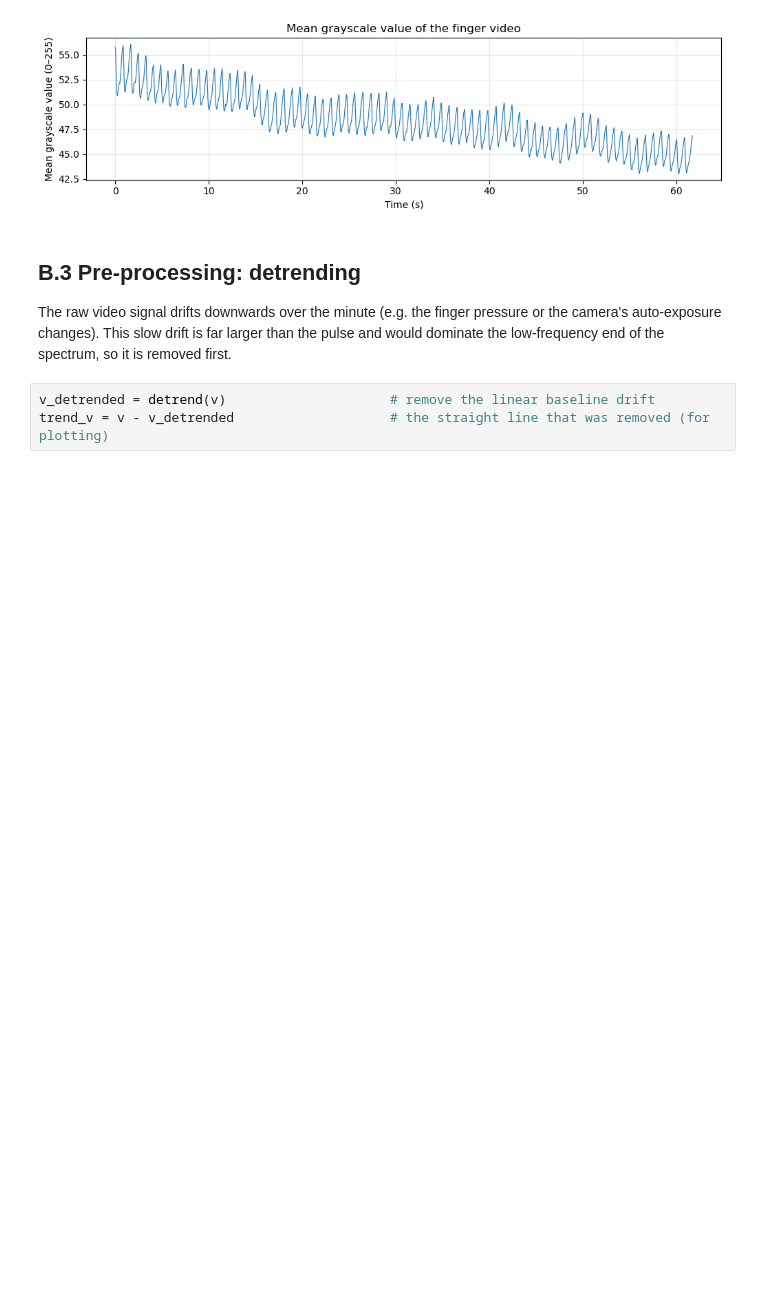
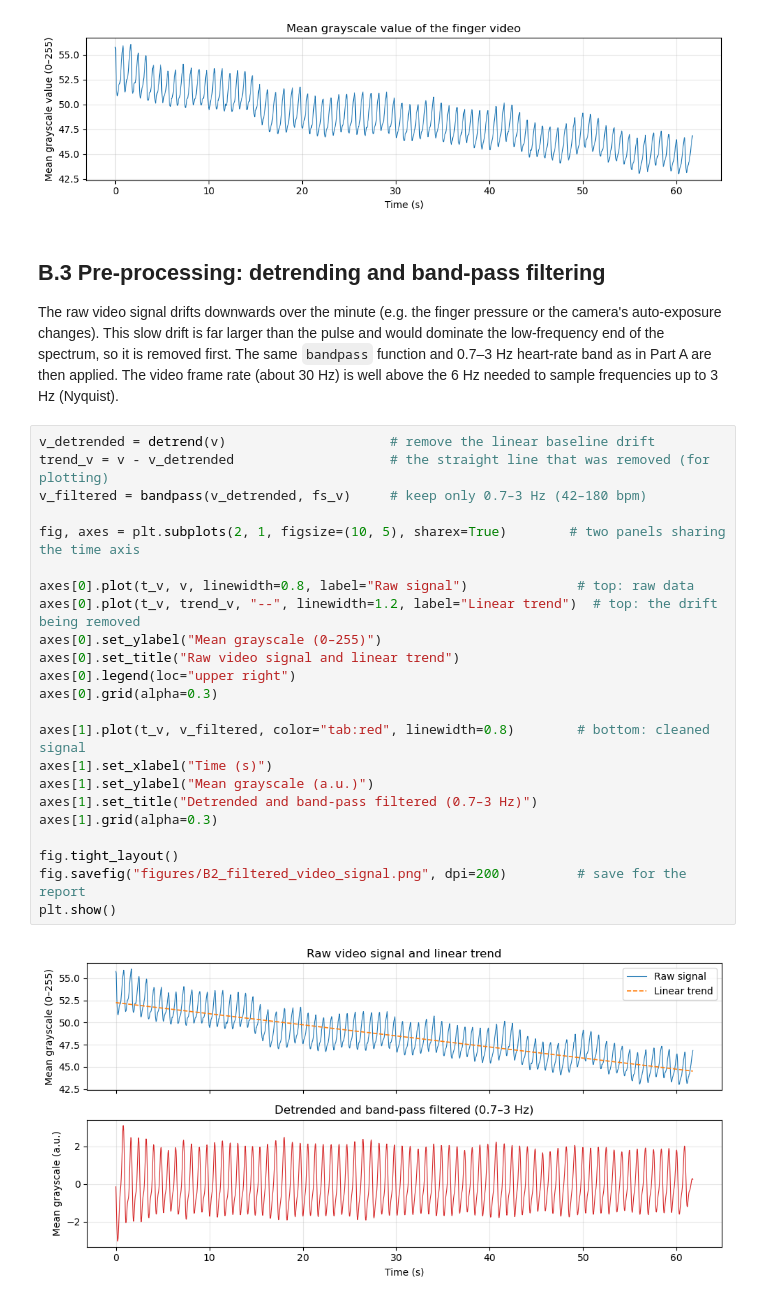
Before and after one commit to lihaoZHew/MPHY0058-heart-rate, a Jupyter notebook: heart_rate.ipynb, the cells around one changed output. Saved outputs shown, nothing was run; the diff lists cells and outputs as text; blank space fills up the shorter version.

Commit message:
Band-pass filter and plot video signal

```diff
--- a/heart_rate.ipynb
+++ b/heart_rate.ipynb
@@ -219,8 +219,30 @@ pd.DataFrame({"time_s": t_v, "mean_gray": v}).to_csv(
 # %% [output]
 [figure]
 # %% [markdown]
-## B.3 Pre-processing: detrending
-The raw video signal drifts downwards over the minute (e.g. the finger pressure or the camera's auto-exposure changes). This slow drift is far larger than the pulse and would dominate the low-frequency end of the spectrum, so it is removed first.
+## B.3 Pre-processing: detrending and band-pass filtering
+The raw video signal drifts downwards over the minute (e.g. the finger pressure or the camera's auto-exposure changes). This slow drift is far larger than the pulse and would dominate the low-frequency end of the spectrum, so it is removed first. The same `bandpass` function and 0.7–3 Hz heart-rate band as in Part A are then applied. The video frame rate (about 30 Hz) is well above the 6 Hz needed to sample frequencies up to 3 Hz (Nyquist).
 # %%
 v_detrended = detrend(v)                     # remove the linear baseline drift
 trend_v = v - v_detrended                    # the straight line that was removed (for plotting)
+v_filtered = bandpass(v_detrended, fs_v)     # keep only 0.7–3 Hz (42–180 bpm)
+
+fig, axes = plt.subplots(2, 1, figsize=(10, 5), sharex=True)        # two panels sharing the time axis
+
+axes[0].plot(t_v, v, linewidth=0.8, label="Raw signal")              # top: raw data
+axes[0].plot(t_v, trend_v, "--", linewidth=1.2, label="Linear trend")  # top: the drift being removed
+axes[0].set_ylabel("Mean grayscale (0–255)")
+axes[0].set_title("Raw video signal and linear trend")
+axes[0].legend(loc="upper right")
+axes[0].grid(alpha=0.3)
+
+axes[1].plot(t_v, v_filtered, color="tab:red", linewidth=0.8)        # bottom: cleaned signal
+axes[1].set_xlabel("Time (s)")
+axes[1].set_ylabel("Mean grayscale (a.u.)")
+axes[1].set_title("Detrended and band-pass filtered (0.7–3 Hz)")
+axes[1].grid(alpha=0.3)
+
+fig.tight_layout()
+fig.savefig("figures/B2_filtered_video_signal.png", dpi=200)         # save for the report
+plt.show()
+# %% [output]
+[figure, added]
```
Also changed, not shown: 1 other file.
